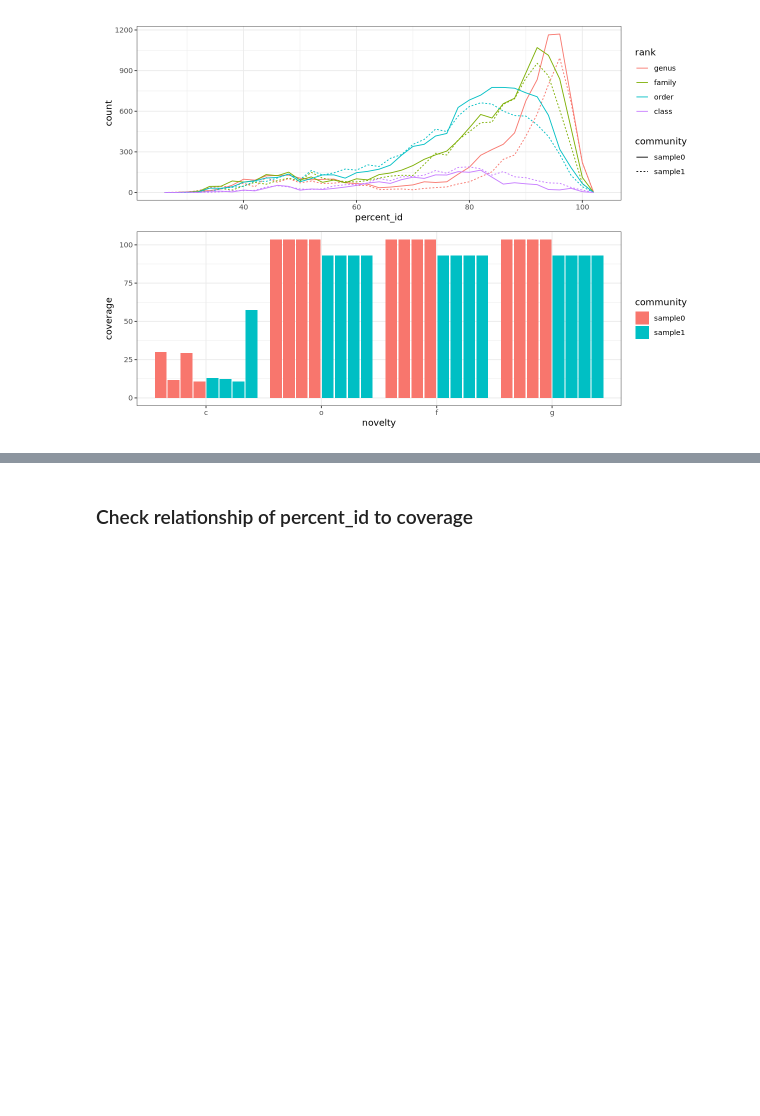
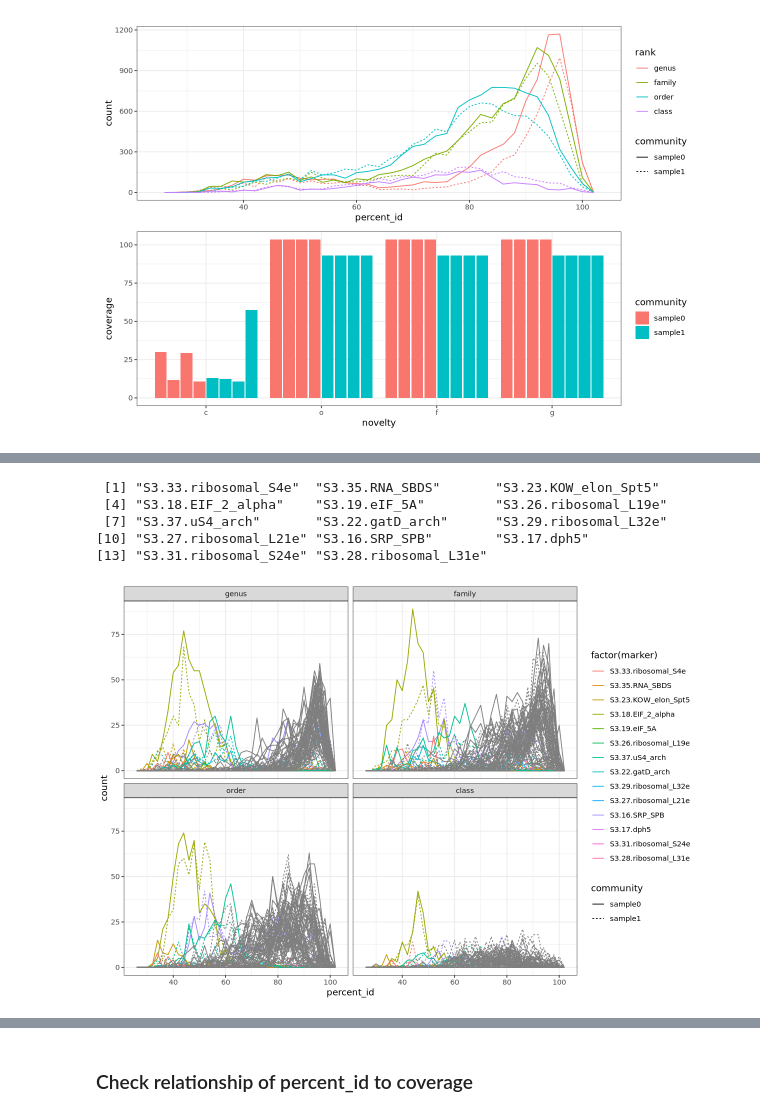
Before and after one commit to timbalam/singlem-benchmarking, a Jupyter notebook: experiments/percent_id_by_rank/plot.ipynb, the cells around one changed output, grey strips where cells are left out. Saved outputs shown, nothing was run; the diff lists cells and outputs as text; code cells hidden in the pictures; blank space fills up the shorter version.

```diff
--- a/experiments/percent_id_by_rank/plot.ipynb
+++ b/experiments/percent_id_by_rank/plot.ipynb
@@ -64,5 +65,4 @@ pid_p / n_p
 # %%
 pid_p_mrk <- ggplot(d2, aes(percent_id, colour = factor(marker), linetype = community)) +
   geom_freqpoly(binwidth = 2) +
-  facet_wrap(vars(rank)) +
-  scale_colour_discrete(guide = "none")
+  facet_wrap(vars(rank))
@@ -72,0 +74,5 @@ pid_p_mrk
+# %%
+meds <- d2[, .(median = median(percent_id), mode = modeest::mlv(percent_id, method = "meanshift", bw = 2)),
+           by = .(community, rank, marker = factor(marker))]
+setorder(meds, rank, median)
+meds2 <- melt(meds, id.vars = c("community", "rank", "marker"), measure.vars = c("median", "mode"))
@@ -72,0 +97,11 @@ pid_p_mrk
+# %%
+low_mrk <- as.character(unique(meds[median < 60, ]$marker))
+low_mrk
+pid_p_mrk + scale_colour_discrete(limits = low_mrk)
+# %% [output]
+ [1] "S3.33.ribosomal_S4e"  "S3.35.RNA_SBDS"       "S3.23.KOW_elon_Spt5"
+ [4] "S3.18.EIF_2_alpha"    "S3.19.eIF_5A"         "S3.26.ribosomal_L19e"
+ [7] "S3.37.uS4_arch"       "S3.22.gatD_arch"      "S3.29.ribosomal_L32e"
+[10] "S3.27.ribosomal_L21e" "S3.16.SRP_SPB"        "S3.17.dph5"
+[13] "S3.31.ribosomal_S24e" "S3.28.ribosomal_L31e"
+[figure, added]
```
Also changed, not shown: parts of 9 cells of this notebook, 2 other files.
